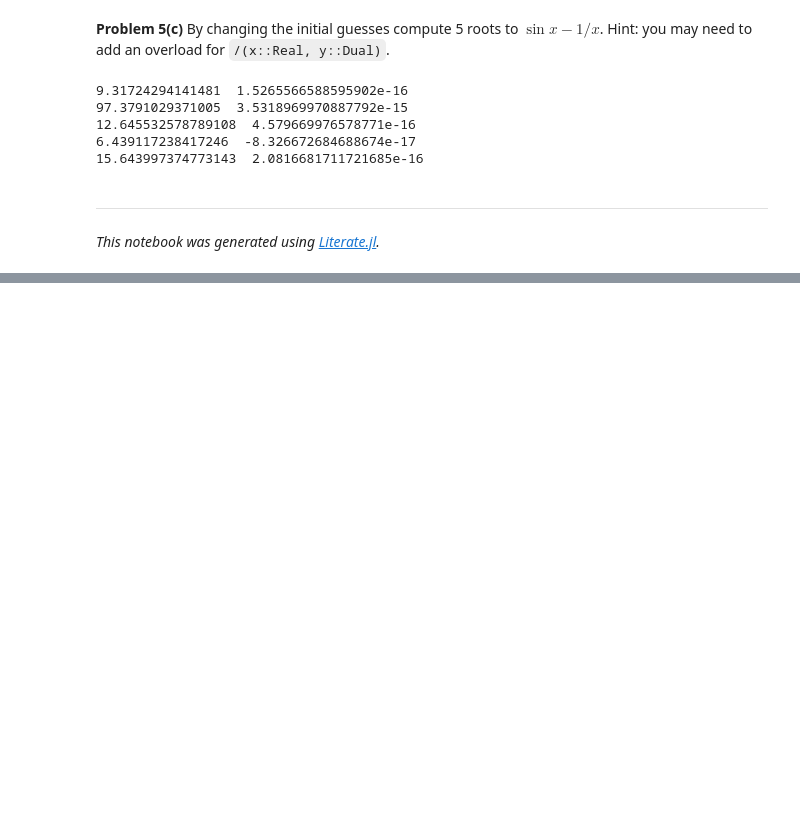
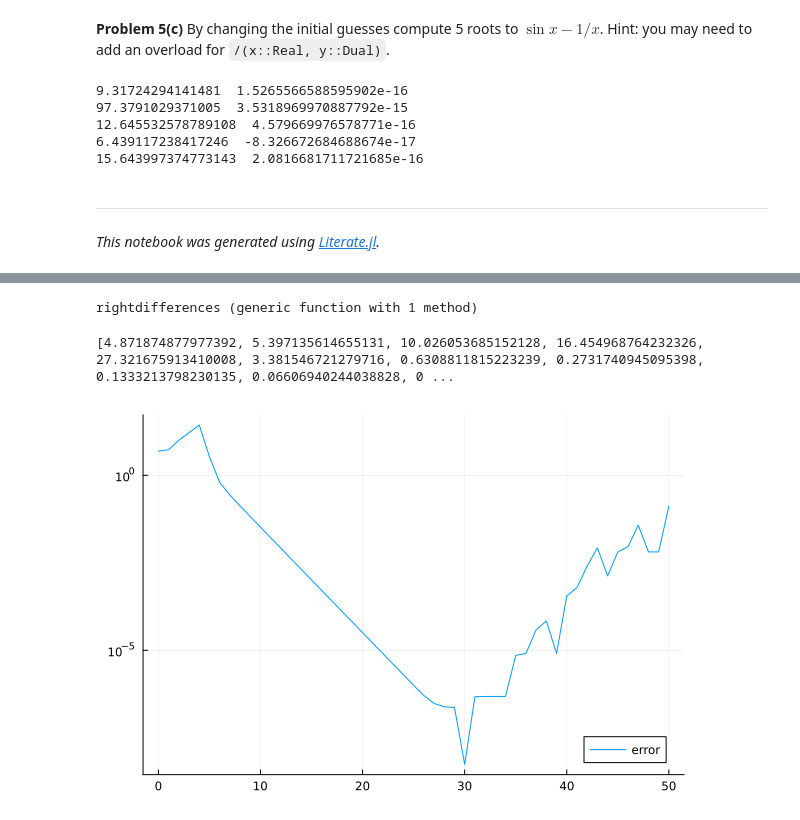
Before and after one commit to DaNeK0201/MATH50003NumericalAnalysis, a Jupyter notebook: labs/lab2.ipynb, the cells around one changed output, grey strips where cells are left out. Saved outputs shown, nothing was run; the diff lists cells and outputs as text; code cells hidden in the pictures; blank space fills up the shorter version.

```diff
--- a/labs/lab2.ipynb
+++ b/labs/lab2.ipynb
@@ -606,0 +614,3 @@ end
+# %%
+x = ϵ
+x^2
@@ -606,0 +625,13 @@ end
+# %%
+function tan(x::Dual)
+    sin(x) / cos(x)
+end
+
+function log(x::Dual)
+    Dual(log(x.a), x.b / x.a)
+end
+
+*(x::Dual, y::Real) = Dual(x.a * y, x.b * y)
+*(y::Real, x::Dual) = x * y
+-(x::Dual, y::Real) = x + (-y)
+-(y::Real, x::Dual) = (-y) + x
@@ -606,0 +640,3 @@ end
+# %%
+x = (0 + ϵ)
+(tan(x), log(x))
@@ -606,0 +645,2 @@ end
+# %%
+f = x -> tan((x^2)*sin((3x) - 1) * cos(5(log(x^10))^3))^2
@@ -606,0 +675,12 @@ end
+# %%
+using Plots
+rightdifferences(f, x, h) = (f(x+h) - f(x))/h
+# %% [output]
+rightdifferences (generic function with 1 method)
+# %%
+errs = [(h = 2.0^(-k); nanabs(f(1 + ϵ).b - rightdifferences(f, 1, h))) for k = 0:50]
+println(errs)
+plot(0:50, errs; yscale=:log10, label="error", legend=:bottomright) # scale only the y-axis, move the legend to bottom right to get out of the way
+# %% [output]
+[4.871874877977392, 5.397135614655131, 10.026053685152128, 16.454968764232326, 27.321675913410008, 3.381546721279716, 0.6308811815223239, 0.2731740945095398, 0.1333213798230135, 0.06606940244038828, 0 ...
+[figure, added]
```
Also changed, not shown: parts of 12 cells of this notebook, 2 other files.
